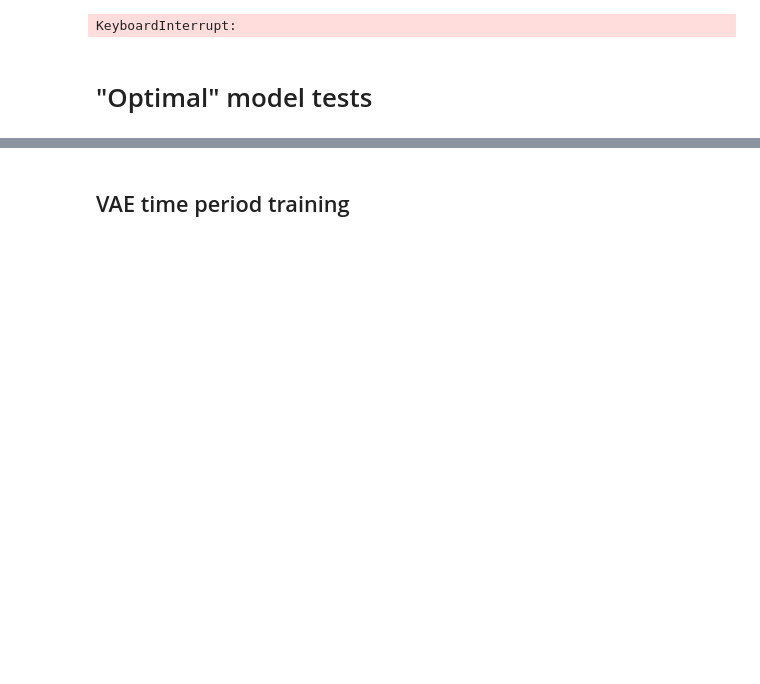
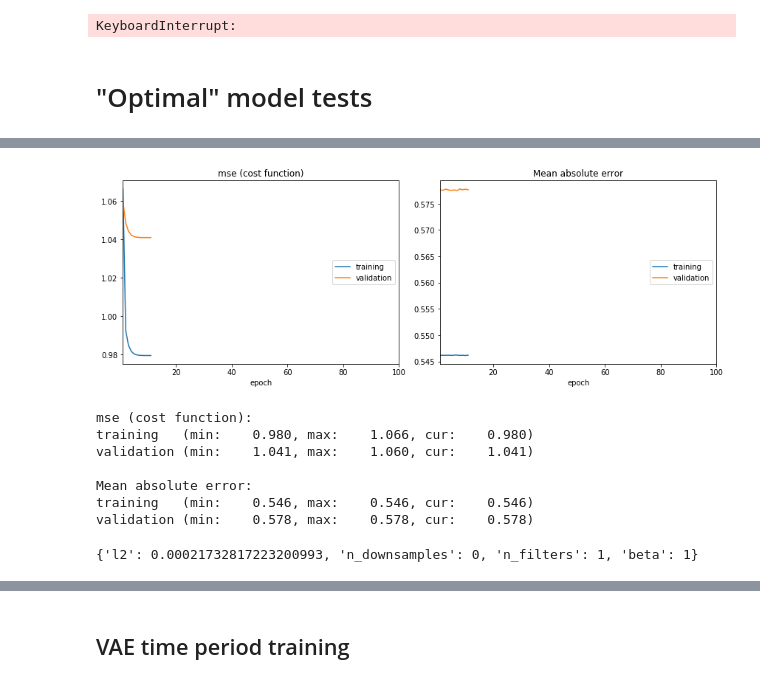
Before and after one commit to bgroenks96/cmip-embeddings, a Jupyter notebook: deep_embeddings.ipynb, the cells around one changed output, grey strips where cells are left out. Saved outputs shown, nothing was run; the diff lists cells and outputs as text; code cells hidden in the pictures; blank space fills up the shorter version.

```diff
--- a/deep_embeddings.ipynb
+++ b/deep_embeddings.ipynb
@@ -706,22 +723,35 @@ dae_hist = dae.fit(X_train, X_train, validation_data=(X_valid, X_valid), \
 # %%
-dense_model_weights_filename = './data/conv_best_run_weights.model'
-dense_model_params = np.load('./data/conv_best_run.npy')
-opt_n_filters = ???
-opt_n_downsamples = ???
-opt_l2_reg = ???
+conv_model_weights_filename = './data/conv_best_run_weights.model'
+#conv_model_params = np.load('./data/conv_best_run.npy', allow_pickle=True)
+opt_n_filters = 32
+opt_n_downsamples = 2
+opt_l2_reg = 1.0E-4
 # %%
 conv_model, conv_encoder, conv_decoder, conv_latent_dims = \
-    build_conv_autoencoder(n_filters=opt_n_filters, n_downsamples=opt_n_downsamples,, regularizer=l2(opt_l2_reg))
+    build_conv_autoencoder(n_filters=opt_n_filters, n_downsamples=opt_n_downsamples, regularizer=l2(opt_l2_reg))
+#conv_model.load_weights(conv_model_weights_filename)
 # %%
-callbacks = [EarlyStopping(min_delta=1.0E-3, patience=5), PlotLossesCallback()]
-conv_hist = conv_model.fit(X_train, X_train, batch_size=2*180, epochs=100, shuffle=True, validation_data=(X_valid, X_valid), callbacks=callbacks)
+callbacks = [EarlyStopping(min_delta=1.0E-3, patience=5, restore_best_weights=True), PlotLossesCallback()]
+conv_hist = conv_model.fit(X_train[:,:,:,var_i], X_train[:,:,:,var_i], batch_size=2*180, epochs=100, shuffle=True, validation_data=(X_valid[:,:,:,var_i], X_valid[:,:,:,var_i]), callbacks=callbacks)
+# %% [output]
+[figure, added]
+mse (cost function):
+training   (min:    0.980, max:    1.066, cur:    0.980)
+validation (min:    1.041, max:    1.060, cur:    1.041)
+
+Mean absolute error:
+training   (min:    0.546, max:    0.546, cur:    0.546)
+validation (min:    0.578, max:    0.578, cur:    0.578)
 # %%
 vae_model_weights_filename = './data/vae_best_run_weights.model'
-vae_model_params = np.load('./data/vae_best_run.npy')
-opt_n_filters = ???
-opt_n_downsamples = ???
-opt_beta = ???
-opt_l2_reg = ???
+vae_model_params = np.load('./data/conv_best_run.npy', allow_pickle=True)
+print(vae_model_params)
+opt_n_filters = 16
+opt_n_downsamples = 2
+opt_beta = 0.3
+opt_l2_reg = 2.0E-4
+# %% [output]
+{'l2': 0.00021732817223200993, 'n_downsamples': 0, 'n_filters': 1, 'beta': 1}
 # %%
 vae_model, vae_encoder, vae_decoder, vae_latent_dims = \
     build_conv_vae(n_filters=opt_n_filters, beta=opt_beta, regularizer=l2(opt_l2_reg))
```
Also changed, not shown: parts of 15 cells of this notebook.
